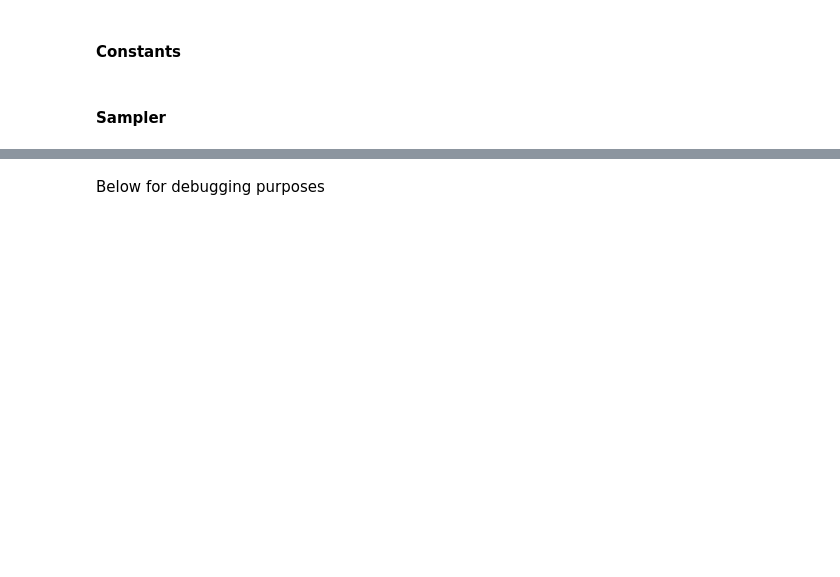
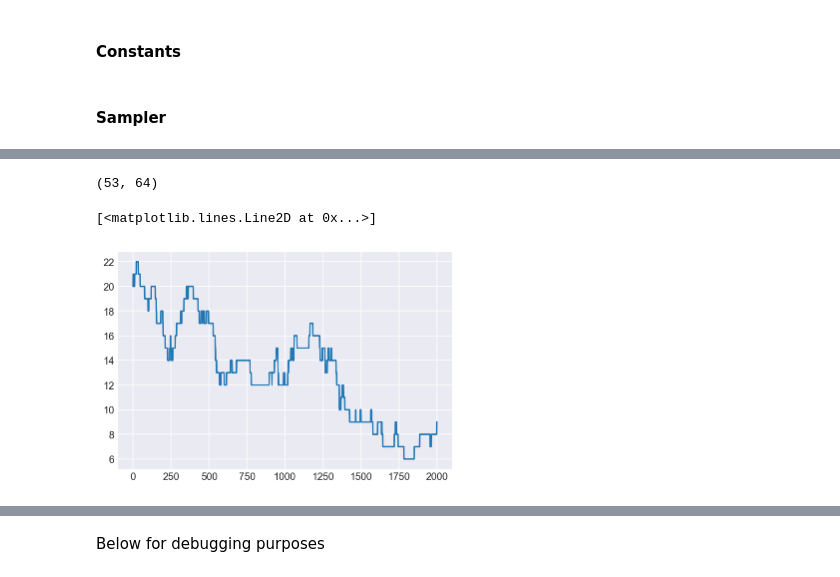
Before and after one commit to larryshamalama/Image-Denoising-RJMCMC, a Jupyter notebook: voronoi-tessellation.ipynb, the cells around one changed output, grey strips where cells are left out. Cells and saved outputs as stored; diff of their text form; code cells hidden in the pictures; blank space fills up the shorter version.

```diff
--- a/voronoi-tessellation.ipynb
+++ b/voronoi-tessellation.ipynb
@@ -309,0 +340,9 @@ Done sampling  180
+# %%
+birth, death
+# %% [output]
+(53, 64)
+# %%
+plt.plot(k_sample)
+# %% [output]
+[<matplotlib.lines.Line2D at 0x...>]
+[figure, added]
```
Also changed, not shown: parts of 14 cells of this notebook, 3 other files.
